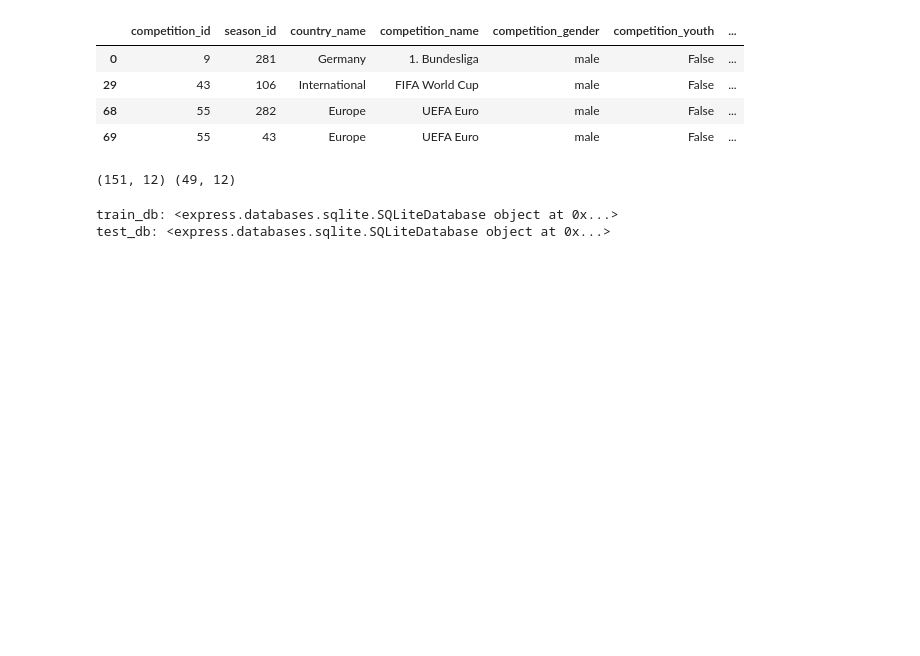
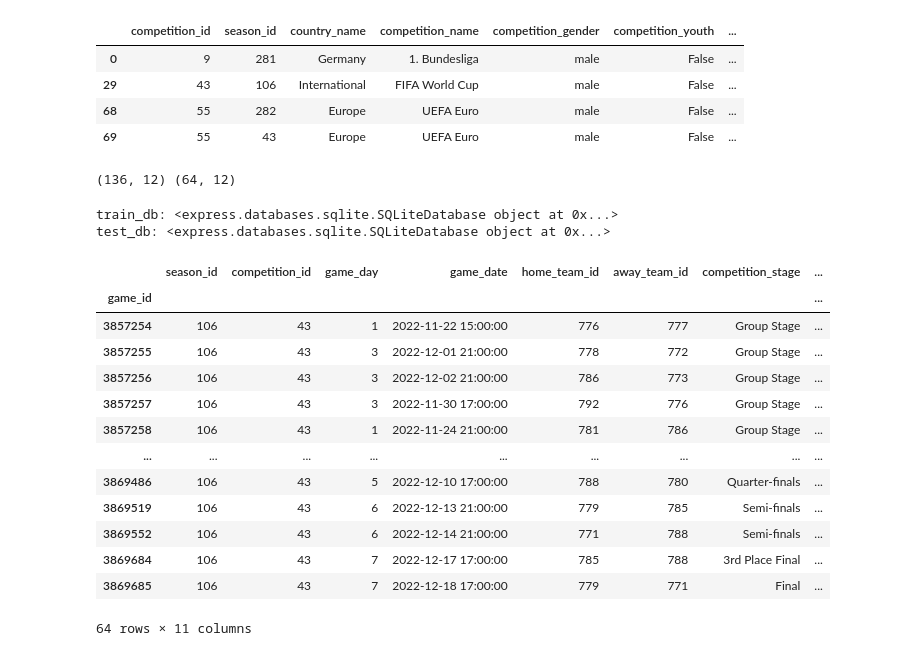
Before and after one commit to leemingo/sr-press, a Jupyter notebook: notebook/1-load-and-convert-statsbomb-data.ipynb, the cells around one changed output. Drawn from its saved outputs; the diff is of its cells as text; code cells hidden in the pictures; blank space fills up the shorter version.

```diff
--- a/notebook/1-load-and-convert-statsbomb-data.ipynb
+++ b/notebook/1-load-and-convert-statsbomb-data.ipynb
@@ -42,19 +42,17 @@ games = pd.concat([
 ]).reset_index(drop=True)
 
 train_games = games[
-    ((games['competition_id'] == 9) & (games['season_id'] == 281) & (games['game_day'] <= 17)) | # Bundesliga(1~17 Round)
-    ((games['competition_id'] == 43) & (games['season_id'] == 106) & (games['game_day'] <= 2)) | # World Cup(1~2 Round)
-    ((games['competition_id'] == 55) & (games['season_id'].isin([282, 43])))                     # UEFA Euro 2020, 2024
+    ((games['competition_id'] == 9) & (games['season_id'] == 281)) |          # Bundesliga
+    ((games['competition_id'] == 55) & (games['season_id'].isin([282, 43])))  # UEFA Euro 2020, 2024
 ]
 
 test_games = games[
-    ((games['competition_id'] == 9) & (games['season_id'] == 281) & (games['game_day'] > 17)) | # Bundesliga(18~34 Round)
-    ((games['competition_id'] == 43) & (games['season_id'] == 106) & (games['game_day'] > 2))   # World Cup(3~7 Round)
+    ((games['competition_id'] == 43) & (games['season_id'] == 106)) # World Cup
 ]
 
 print(train_games.shape, test_games.shape)
 # %% [output]
-(151, 12) (49, 12)
+(136, 12) (64, 12)
 # %%
 TRAIN_DB_PATH = os.path.join(base_path, "stores/train_database.sqlite")
 TEST_DB_PATH = os.path.join(base_path, "stores/test_database.sqlite")
@@ -85,4 +85,21 @@ for _, game in tqdm(test_games.iterrows(), desc="test_game loading"):
                 "root": os.path.join(base_path, "open-data/data")}
 
     test_db.import_data(**dataset)
+# %%
+test_db.games()
+# %% [output]
+|  | season_id | competition_id | game_day | game_date | home_team_id | away_team_id | competition_stage | ... |
+| game_id |  |  |  |  |  |  |  | ... |
+| 3857254 | 106 | 43 | 1 | 2022-11-22 15:00:00 | 776 | 777 | Group Stage | ... |
+| 3857255 | 106 | 43 | 3 | 2022-12-01 21:00:00 | 778 | 772 | Group Stage | ... |
+| 3857256 | 106 | 43 | 3 | 2022-12-02 21:00:00 | 786 | 773 | Group Stage | ... |
+| 3857257 | 106 | 43 | 3 | 2022-11-30 17:00:00 | 792 | 776 | Group Stage | ... |
+| 3857258 | 106 | 43 | 1 | 2022-11-24 21:00:00 | 781 | 786 | Group Stage | ... |
+| ... | ... | ... | ... | ... | ... | ... | ... | ... |
+| 3869486 | 106 | 43 | 5 | 2022-12-10 17:00:00 | 788 | 780 | Quarter-finals | ... |
+| 3869519 | 106 | 43 | 6 | 2022-12-13 21:00:00 | 779 | 785 | Semi-finals | ... |
+| 3869552 | 106 | 43 | 6 | 2022-12-14 21:00:00 | 771 | 788 | Semi-finals | ... |
+| 3869684 | 106 | 43 | 7 | 2022-12-17 17:00:00 | 785 | 788 | 3rd Place Final | ... |
+| 3869685 | 106 | 43 | 7 | 2022-12-18 17:00:00 | 779 | 771 | Final | ... |
+64 rows × 11 columns
 # %%
```
Also changed, not shown: parts of 8 cells of this notebook, 18 other files.
